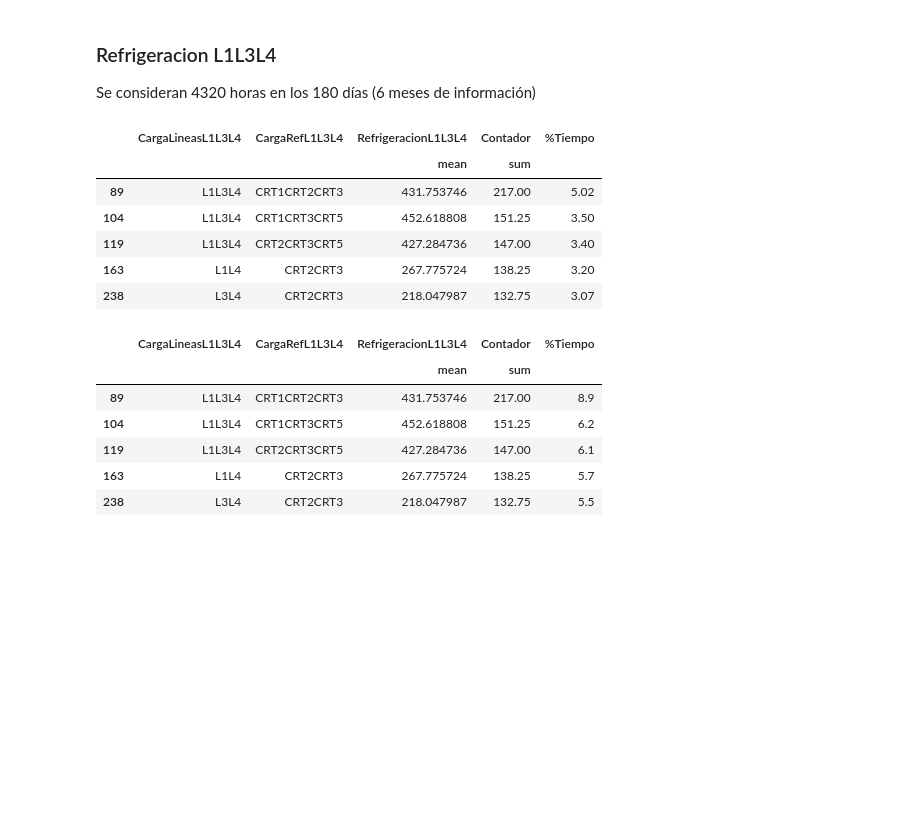
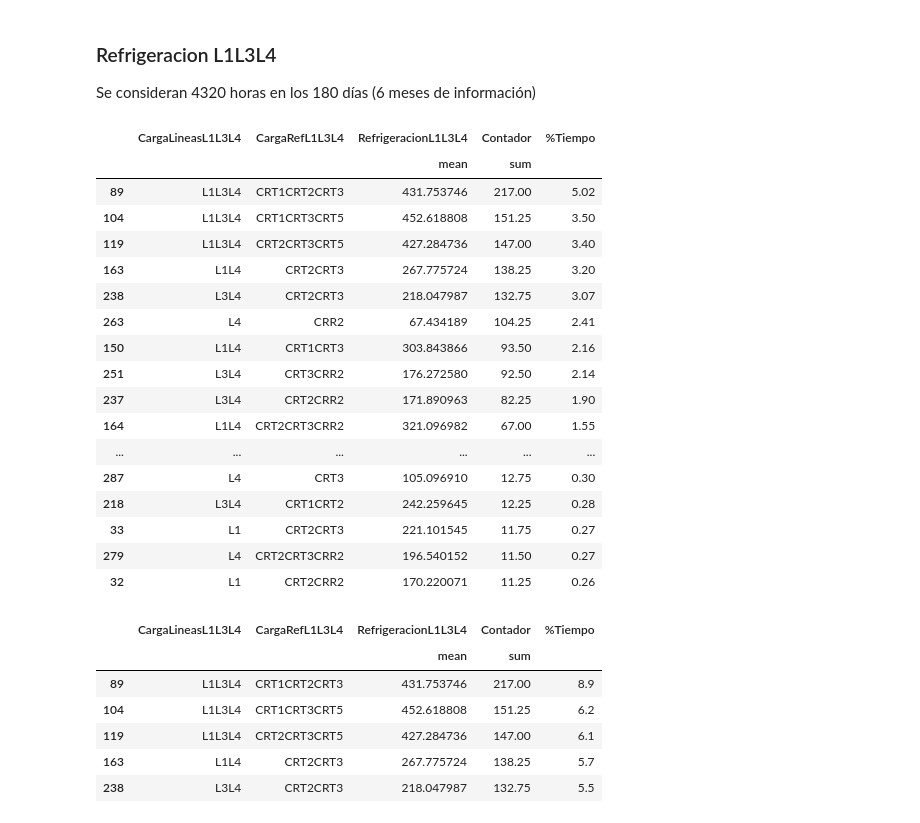
Before and after one commit to Axioma42/Project1, a Jupyter notebook: Project1.ipynb, the cells around one changed output. Cells and saved outputs as stored; diff of their text form; code cells hidden in the pictures; blank space fills up the shorter version.

```diff
--- a/Project1.ipynb
+++ b/Project1.ipynb
@@ -344,33 +344,43 @@ Se consideran 4320 horas en los 180 días (6 meses de información)
 # %%
 # Hacer una copia del dataframe de refrigeracionL1L3L4
 refrigeracionL1L3L4V2= refrigreacionL1L3L4.copy()
 
 
 #Generar columna de contador de horas
 refrigeracionL1L3L4V2["Contador"] = 0.25
 
 #Agrupar por las columnas mencionadas
 refrigeracionL1L3L4V2 = refrigeracionL1L3L4V2.groupby(['CargaLineasL1L3L4','CargaRefL1L3L4'])[["RefrigeracionL1L3L4","Contador"]].agg(["mean","sum"]).iloc[:,[0,3]].reset_index()
 
 #Filtrar celdas vacias
 refrigeracionL1L3L4V2= refrigeracionL1L3L4V2[(refrigeracionL1L3L4V2["CargaLineasL1L3L4"]!="") & (refrigeracionL1L3L4V2["CargaRefL1L3L4"]!="")]
 
 #Obtener promedio de tiempo encendido y filtrar los que sean menores al promedio
 promedio_refrigeracionL1L3L4 = refrigeracionL1L3L4V2["Contador"]["sum"].mean()
 refrigeracionL1L3L4V2=refrigeracionL1L3L4V2[refrigeracionL1L3L4V2["Contador"]["sum"]>=promedio_refrigeracionL1L3L4].sort_values(by=("Contador","sum"),ascending=False)
 
 #Obtener porcentaje de tiempo contra total de mes
 refrigeracionL1L3L4V2["%Tiempo"] = round(refrigeracionL1L3L4V2["Contador"]["sum"]/4320,4)*100
-refrigeracionL1L3L4V2.head()
-#.to_excel("lol2" +".xlsx")
+refrigeracionL1L3L4V2
 # %% [output]
 |  | CargaLineasL1L3L4 | CargaRefL1L3L4 | RefrigeracionL1L3L4 | Contador | %Tiempo |
 |  |  |  | mean | sum |  |
 | 89 | L1L3L4 | CRT1CRT2CRT3 | 431.753746 | 217.00 | 5.02 |
 | 104 | L1L3L4 | CRT1CRT3CRT5 | 452.618808 | 151.25 | 3.50 |
 | 119 | L1L3L4 | CRT2CRT3CRT5 | 427.284736 | 147.00 | 3.40 |
 | 163 | L1L4 | CRT2CRT3 | 267.775724 | 138.25 | 3.20 |
 | 238 | L3L4 | CRT2CRT3 | 218.047987 | 132.75 | 3.07 |
+| 263 | L4 | CRR2 | 67.434189 | 104.25 | 2.41 |
+| 150 | L1L4 | CRT1CRT3 | 303.843866 | 93.50 | 2.16 |
+| 251 | L3L4 | CRT3CRR2 | 176.272580 | 92.50 | 2.14 |
+| 237 | L3L4 | CRT2CRR2 | 171.890963 | 82.25 | 1.90 |
+| 164 | L1L4 | CRT2CRT3CRR2 | 321.096982 | 67.00 | 1.55 |
+| ... | ... | ... | ... | ... | ... |
+| 287 | L4 | CRT3 | 105.096910 | 12.75 | 0.30 |
+| 218 | L3L4 | CRT1CRT2 | 242.259645 | 12.25 | 0.28 |
+| 33 | L1 | CRT2CRT3 | 221.101545 | 11.75 | 0.27 |
+| 279 | L4 | CRT2CRT3CRR2 | 196.540152 | 11.50 | 0.27 |
+| 32 | L1 | CRT2CRR2 | 170.220071 | 11.25 | 0.26 |
 # %%
 #Obtener porcentaje de tiempo contra el tiempo considerado en la operacion de compresores
 refrigeracionL1L3L4V2["%Tiempo"]=round(refrigeracionL1L3L4V2["Contador"]["sum"]/refrigeracionL1L3L4V2["Contador"]["sum"].sum(),3)*100
```
Also changed, not shown: parts of 6 cells of this notebook, 6 other files.
